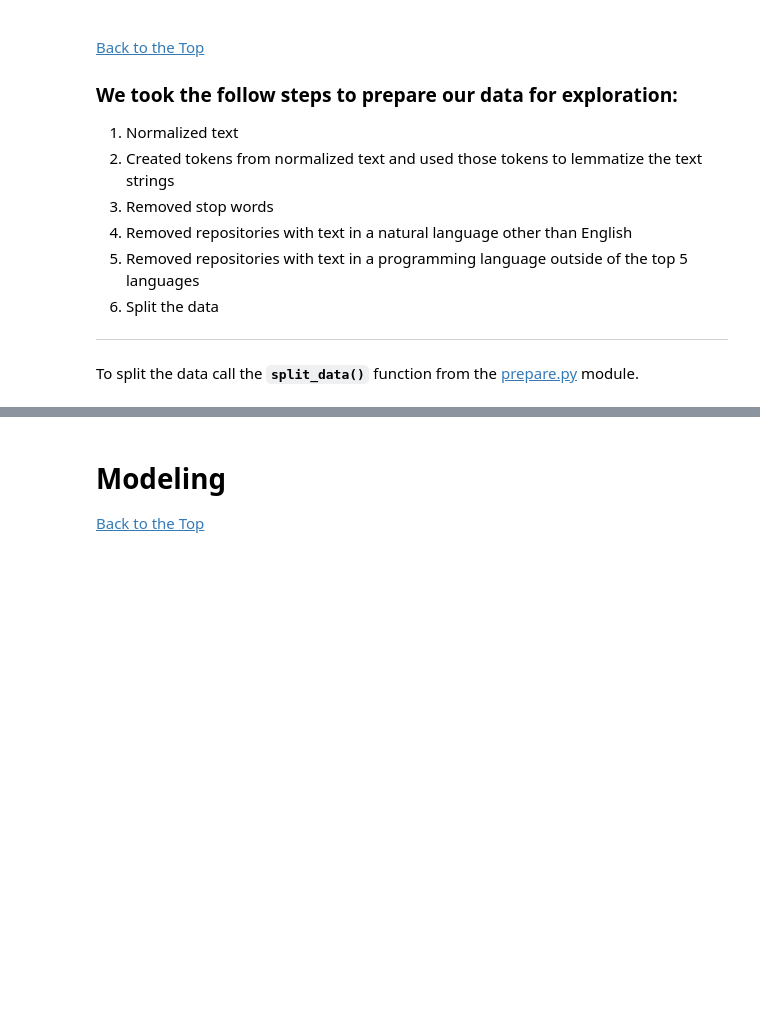
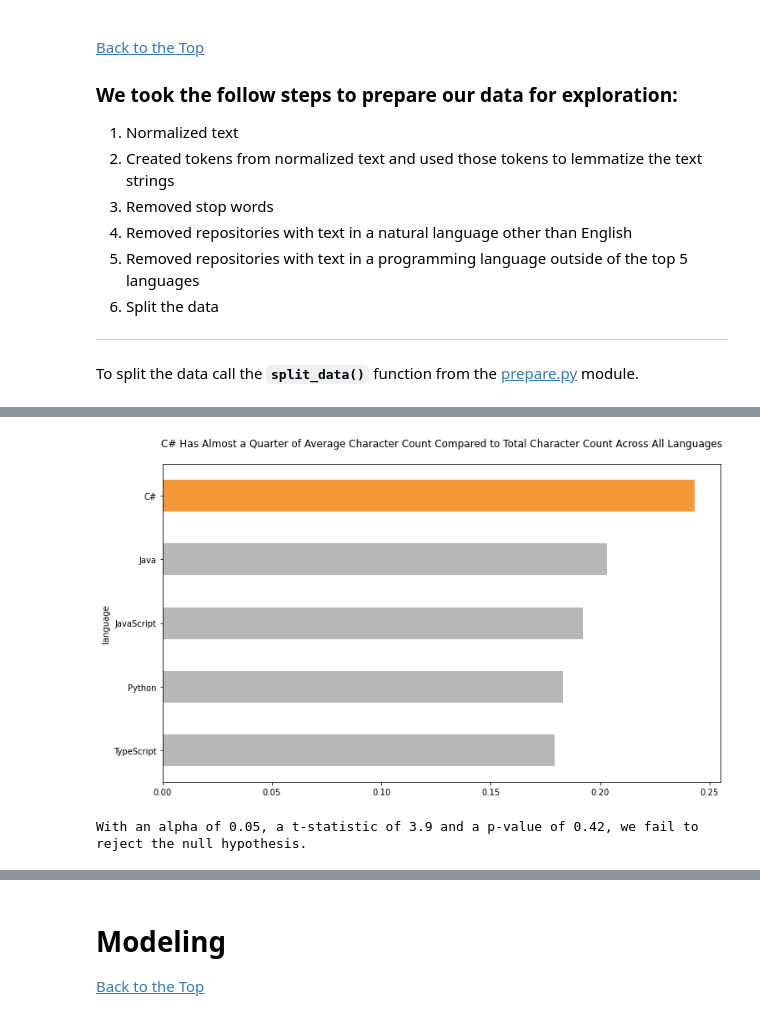
Before and after one commit to NLP-Project-Hopper2/NLP-Project-Hopper2, a Jupyter notebook: 00_final_report.ipynb, the cells around one changed output, grey strips where cells are left out. Drawn from its saved outputs; the diff is of its cells as text; code cells hidden in the pictures; blank space fills up the shorter version.

```diff
--- a/00_final_report.ipynb
+++ b/00_final_report.ipynb
@@ -168,0 +142,5 @@ With an alpha of 0.05, a t-statistic of 3.9 and a p-value of 0.42, we fail to re
+# %%
+explore.char_count(train)
+# %% [output]
+[figure, added]
+With an alpha of 0.05, a t-statistic of 3.9 and a p-value of 0.42, we fail to reject the null hypothesis.
```
Also changed, not shown: parts of 24 cells of this notebook, 1 other file.
